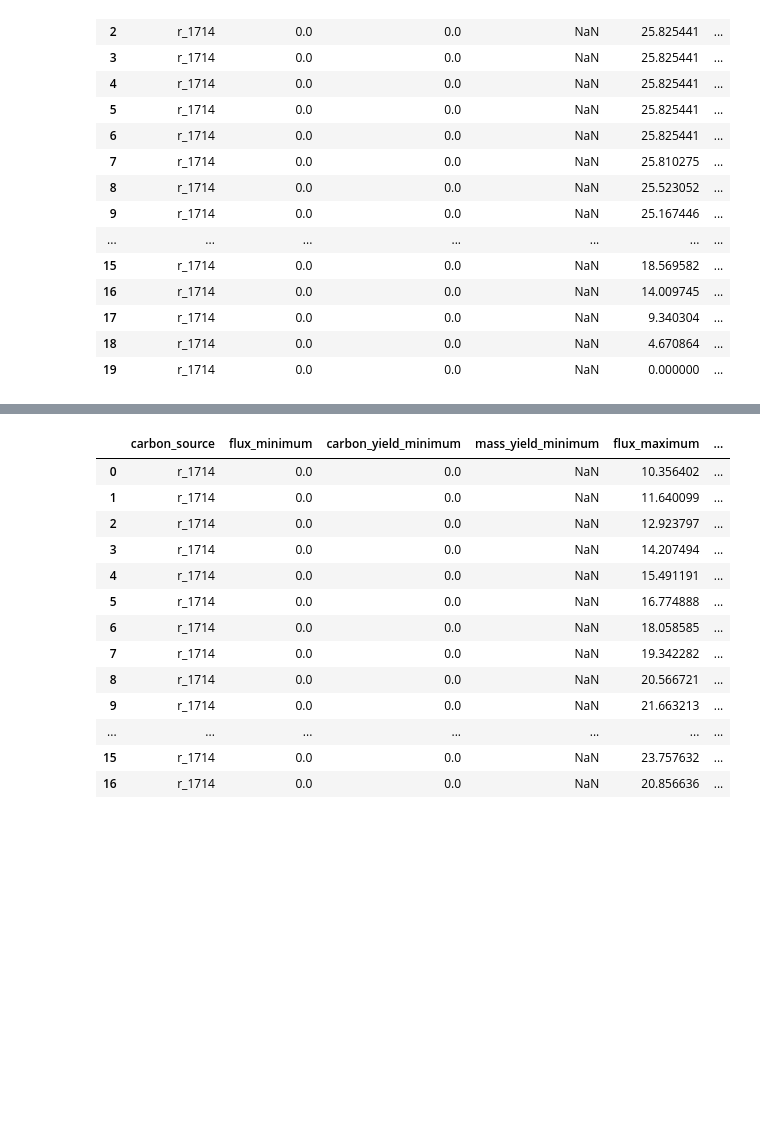
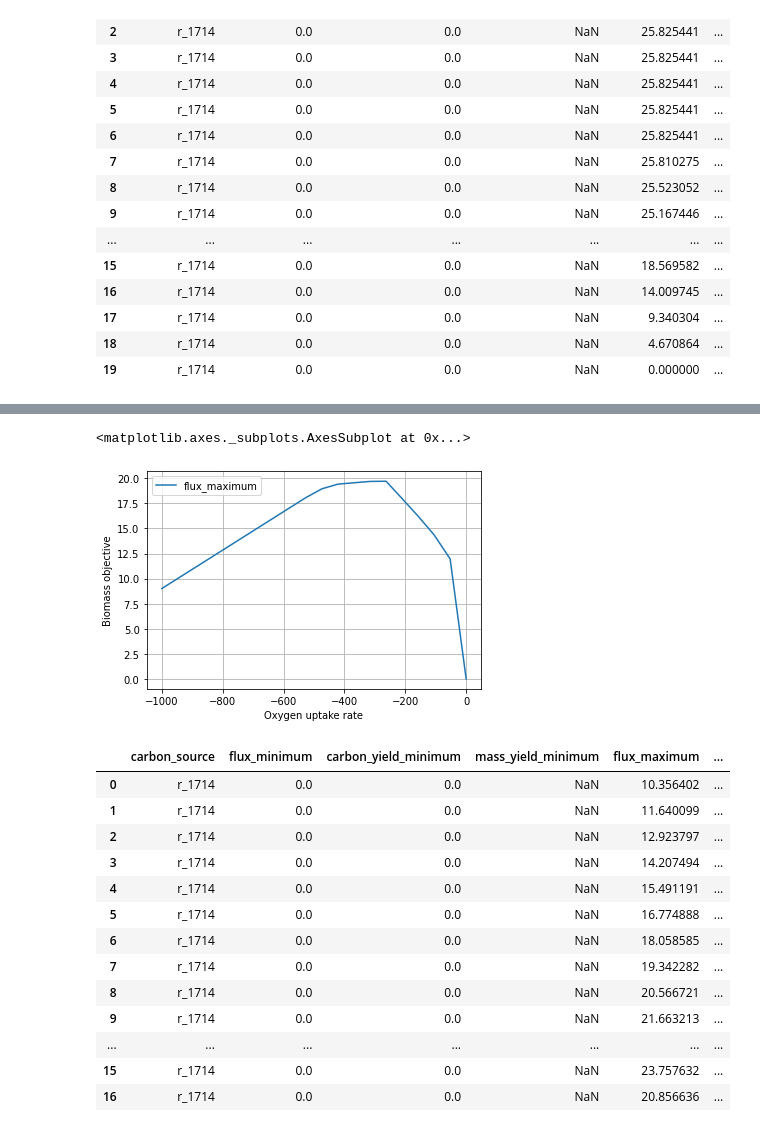
Before and after one commit to 27410/group-assignment-2021-Group-69420-lycopene-production-in-S.cerevisiae, a Jupyter notebook: 04_phenotype_phase_plane_analysis.ipynb, the cells around one changed output, grey strips where cells are left out. Saved outputs shown, nothing was run; the diff lists cells and outputs as text; code cells hidden in the pictures; blank space fills up the shorter version.

```diff
--- a/04_phenotype_phase_plane_analysis.ipynb
+++ b/04_phenotype_phase_plane_analysis.ipynb
@@ -78,0 +81,5 @@ ppp_lycopene.plot(x='r_1714', y='flux_maximum', xlabel="Glucose uptake [mmol/gDW
+# %%
+ppp_o2 = production_envelope(model,
+                            reactions=[o2_exchange],
+                            objective=growth)
+ppp_o2
@@ -79,3 +104,8 @@ ppp_lycopene.plot(x='r_1714', y='flux_maximum', xlabel="Glucose uptake [mmol/gDW
+# %%
+ppp_o2.plot(x='r_1992', y='flux_maximum', xlabel="Oxygen uptake rate", ylabel="Biomass objective", grid=True)
+# %% [output]
+<matplotlib.axes._subplots.AxesSubplot at 0x...>
+[figure, added]
 # %%
 ppp_lyco_vs_o2 = production_envelope(model,
                     reactions=[o2_exchange],
```
Also changed, not shown: parts of 15 cells of this notebook, 3 other files.
